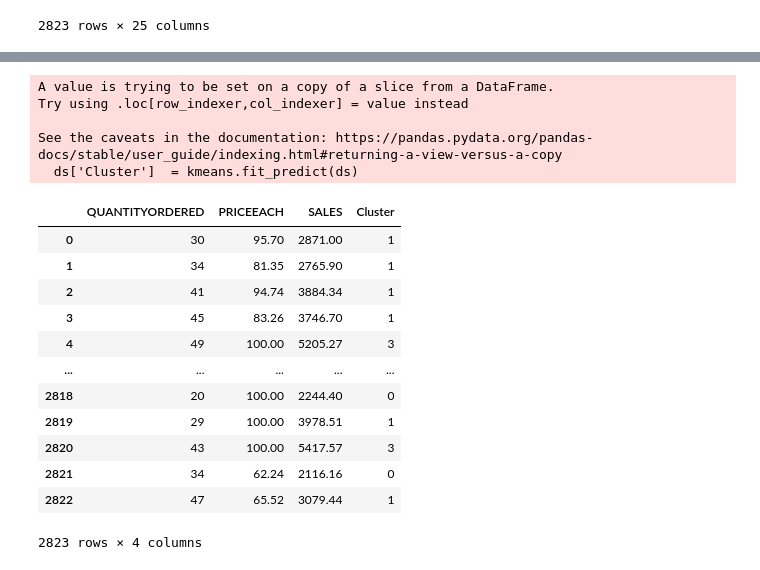
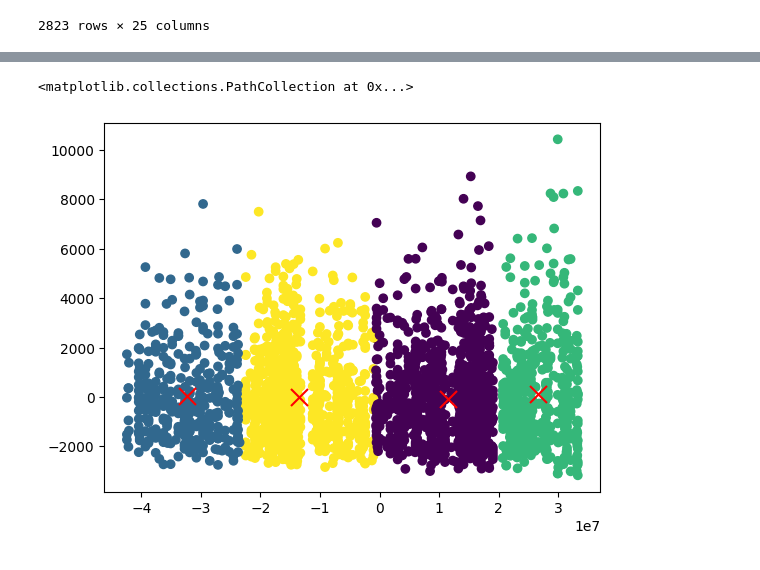
Before and after one commit to Advait0801/SPPU-COMP-2019-Assignments, a Jupyter notebook: K-Means Clustering/K_Means_Clustering.ipynb, the cells around one changed output, grey strips where cells are left out. Cells and saved outputs as stored; diff of their text form; code cells hidden in the pictures.

```diff
--- a/K-Means Clustering/K_Means_Clustering.ipynb
+++ b/K-Means Clustering/K_Means_Clustering.ipynb
@@ -66,24 +133,20 @@ sns.lineplot(x=range(1, 11), y=intertia, )
 # %%
 # Optimal K = 4
 kmeans = KMeans(n_clusters=4)
-ds['Cluster']  = kmeans.fit_predict(ds)
-ds
+kmeans.fit(ds)
+clusters = kmeans.predict(ds)
+centroids = kmeans.cluster_centers_
-# %% [output]
-A value is trying to be set on a copy of a slice from a DataFrame.
-Try using .loc[row_indexer,col_indexer] = value instead
-
-See the caveats in the documentation: https://pandas.pydata.org/pandas-docs/stable/user_guide/indexing.html#returning-a-view-versus-a-copy
-  ds['Cluster']  = kmeans.fit_predict(ds)
-|  | QUANTITYORDERED | PRICEEACH | SALES | Cluster |
-| 0 | 30 | 95.70 | 2871.00 | 1 |
-| 1 | 34 | 81.35 | 2765.90 | 1 |
-| 2 | 41 | 94.74 | 3884.34 | 1 |
-| 3 | 45 | 83.26 | 3746.70 | 1 |
-| 4 | 49 | 100.00 | 5205.27 | 3 |
-| ... | ... | ... | ... | ... |
-| 2818 | 20 | 100.00 | 2244.40 | 0 |
-| 2819 | 29 | 100.00 | 3978.51 | 1 |
-| 2820 | 43 | 100.00 | 5417.57 | 3 |
-| 2821 | 34 | 62.24 | 2116.16 | 0 |
-| 2822 | 47 | 65.52 | 3079.44 | 1 |
-2823 rows × 4 columns
+# %%
+from sklearn.decomposition import PCA
+
+# Reduce the dimensions of the data to 2
+# to visualize it on a 2D plane
+pca = PCA(2)
+reduced_dataset = pca.fit_transform(ds)
+reduced_centroids = pca.transform(centroids)
+
+plt.scatter(reduced_dataset[:,0], reduced_dataset[:,1], c=clusters, cmap='viridis')
+plt.scatter(reduced_centroids[:,0], reduced_centroids[:,1], marker='x', s=150, c='r')
+# %% [output]
+<matplotlib.collections.PathCollection at 0x...>
+[figure, added]
```
Also changed, not shown: parts of 7 cells of this notebook.
